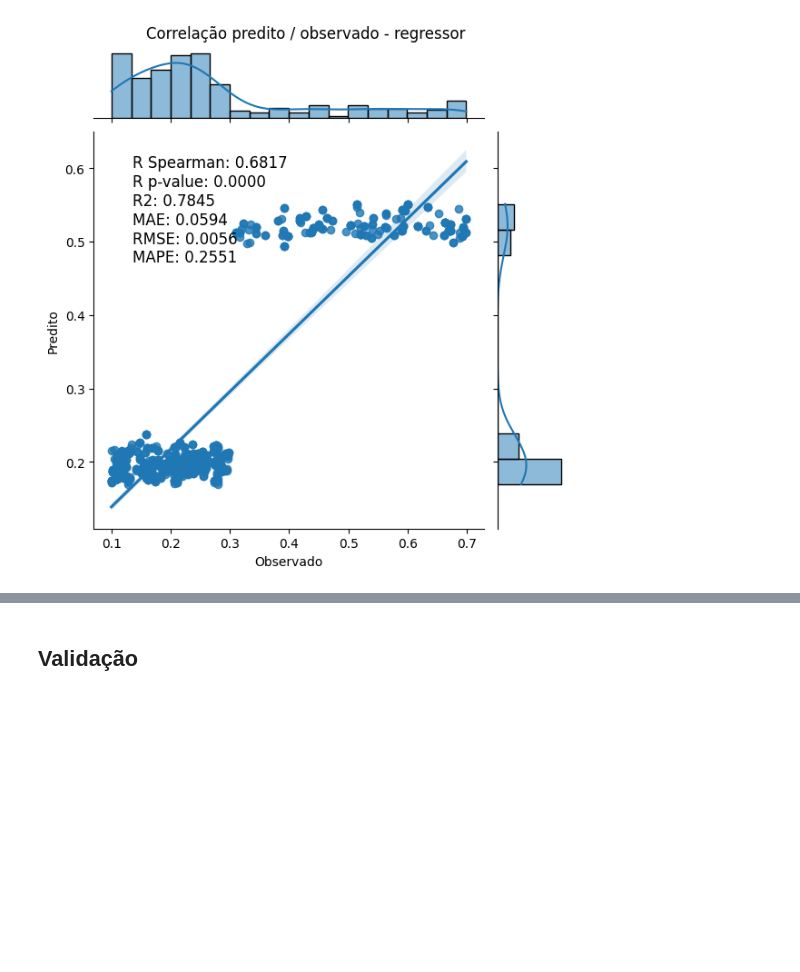
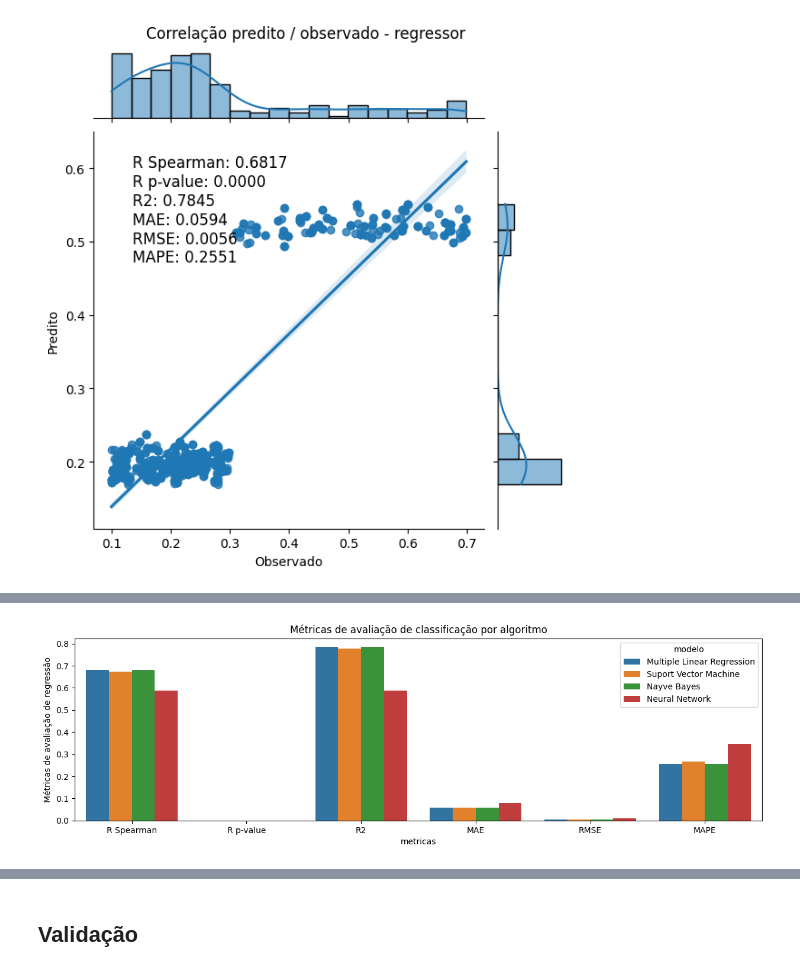
Before and after one commit to Laboratorio-de-Analise-de-Dados/disciplina_python_ml, a Jupyter notebook: dev/script/aulas_teoricas/07-aula-09-04-treinamento_regressão_2026-07-28.ipynb, the cells around one changed output, grey strips where cells are left out. Saved outputs shown, nothing was run; the diff lists cells and outputs as text; code cells hidden in the pictures; blank space fills up the shorter version.

```diff
--- a/dev/script/aulas_teoricas/07-aula-09-04-treinamento_regressão_2026-07-28.ipynb
+++ b/dev/script/aulas_teoricas/07-aula-09-04-treinamento_regressão_2026-07-28.ipynb
@@ -111,0 +205,17 @@ cat__classe_imunodeficiencia              True               True
+# %%
+algoritmo_1 = 'Multiple Linear Regression'
+algoritmo_2 = 'Suport Vector Machine'
+algoritmo_3 = 'Nayve Bayes'
+algoritmo_4 = 'Neural Network'
+
+# Organizando as métricas de treinamento
+df_metricas_train = pd.concat([
+    metricas_regr.T.copy(),
+    metricas_svm.T.copy(),
+    metricas_nb.T.copy(),
+    metricas_nn.T.copy(),
+])
+df_metricas_train.reset_index(inplace=True)
+df_metricas_train['modelo'] = [algoritmo_1]*6 + [algoritmo_2]*6 + [algoritmo_3]*6 + [algoritmo_4]*6
+df_metricas_train.rename(columns={'index':'metricas', 0:'valores'}, inplace=True)
+df_metricas_train.head()
@@ -111,0 +229,16 @@ cat__classe_imunodeficiencia              True               True
+# %%
+# Gráfico de barras das métricas de avaliação de regressão para os algoritmos
+plt.figure(figsize=(15, 4))
+plt.title('Métricas de avaliação de classificação por algoritmo')
+p = sns.barplot(
+    x='metricas',
+    y='valores',
+    hue='modelo',
+    data=df_metricas_train,
+)
+plt.ylabel('Métricas')
+plt.ylabel('Métricas de avaliação de regressão')
+
+plt.show()
+# %% [output]
+[figure, added]
```
Also changed, not shown: parts of 35 cells of this notebook, 13 other files.
